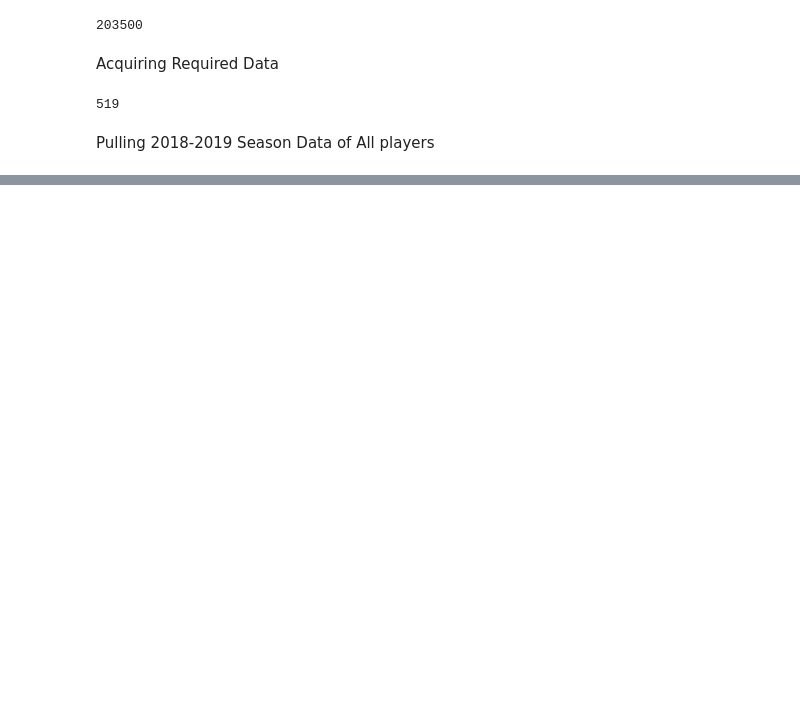
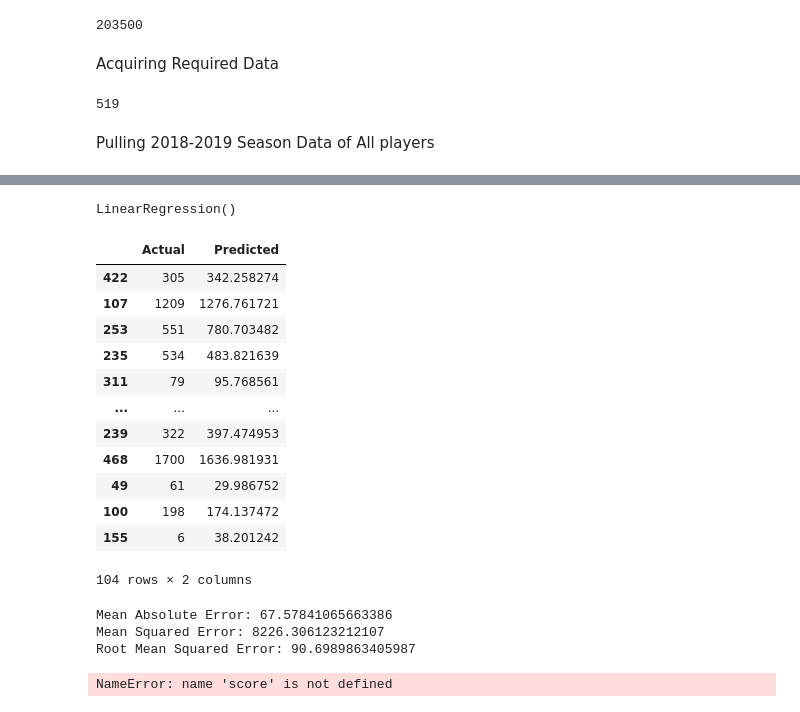
Before and after one commit to adshayanB/nba-analysis, a Jupyter notebook: Machine Learning.ipynb, the cells around one changed output, grey strips where cells are left out. Drawn from its saved outputs; the diff is of its cells as text; code cells hidden in the pictures; blank space fills up the shorter version.

```diff
--- a/Machine Learning.ipynb
+++ b/Machine Learning.ipynb
@@ -99,0 +112,37 @@ data
+# %%
+
+X_train, X_test, y_train, y_test = train_test_split(data, dfT['PTS'], test_size=0.2, random_state=0)
+# %%
+
+regressor = LinearRegression()
+regressor.fit(X_train, y_train)
+# %% [output]
+LinearRegression()
+# %%
+y_pred = regressor.predict(X_test)
+df = pd.DataFrame({'Actual': y_test, 'Predicted': y_pred})
+df
+# %% [output]
+|  | Actual | Predicted |
+| 422 | 305 | 342.258274 |
+| 107 | 1209 | 1276.761721 |
+| 253 | 551 | 780.703482 |
+| 235 | 534 | 483.821639 |
+| 311 | 79 | 95.768561 |
+| ... | ... | ... |
+| 239 | 322 | 397.474953 |
+| 468 | 1700 | 1636.981931 |
+| 49 | 61 | 29.986752 |
+| 100 | 198 | 174.137472 |
+| 155 | 6 | 38.201242 |
+104 rows × 2 columns
+# %%
+from sklearn import metrics
+print('Mean Absolute Error:', metrics.mean_absolute_error(y_test, y_pred))
+print('Mean Squared Error:', metrics.mean_squared_error(y_test, y_pred))
+print('Root Mean Squared Error:', np.sqrt(metrics.mean_squared_error(y_test, y_pred)
+# %% [output]
+Mean Absolute Error: 67.57841065663386
+Mean Squared Error: 8226.306123212107
+Root Mean Squared Error: 90.6989863405987
+NameError: name 'score' is not defined
```
Also changed, not shown: parts of 12 cells of this notebook.
